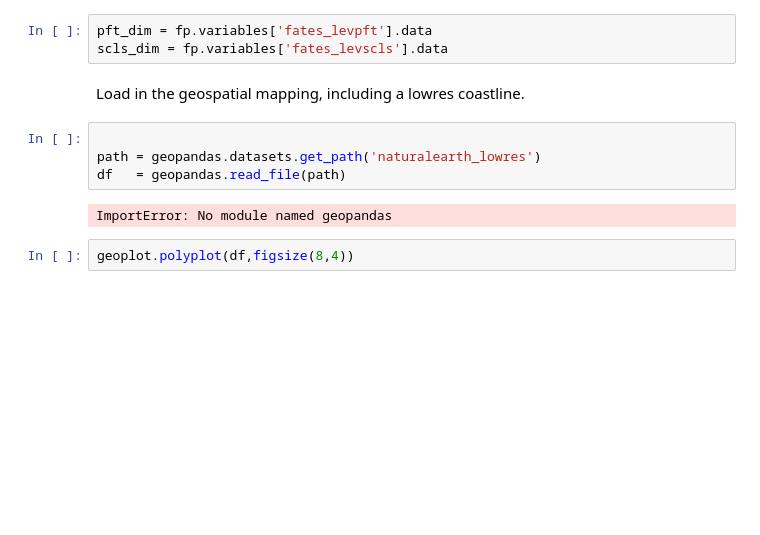
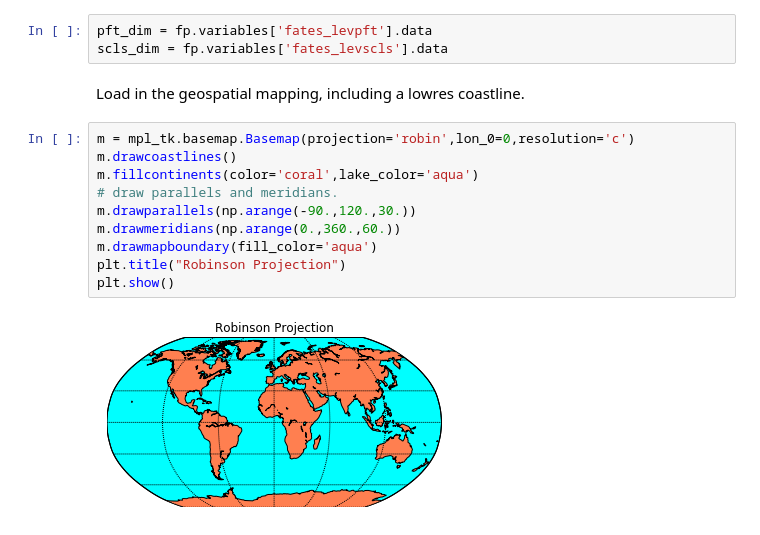
Before and after one commit to rgknox/FatesMapTools, a Jupyter notebook: FatesMapTools.ipynb, the cells around one changed output. Cells and saved outputs as stored; diff of their text form; blank space fills up the shorter version.

Commit message:
added a basemap

```diff
--- a/FatesMapTools.ipynb
+++ b/FatesMapTools.ipynb
@@ -32,11 +40,15 @@ pft_dim = fp.variables['fates_levpft'].data
 scls_dim = fp.variables['fates_levscls'].data
 # %% [markdown]
 Load in the geospatial mapping, including a lowres coastline.
-# %%
-
-path = geopandas.datasets.get_path('naturalearth_lowres')
-df   = geopandas.read_file(path)
-# %% [output]
-ImportError: No module named geopandas
-# %%
-geoplot.polyplot(df,figsize(8,4))
+# %%
+m = mpl_tk.basemap.Basemap(projection='robin',lon_0=0,resolution='c')
+m.drawcoastlines()
+m.fillcontinents(color='coral',lake_color='aqua')
+# draw parallels and meridians.
+m.drawparallels(np.arange(-90.,120.,30.))
+m.drawmeridians(np.arange(0.,360.,60.))
+m.drawmapboundary(fill_color='aqua')
+plt.title("Robinson Projection")
+plt.show()
+# %% [output]
+[figure, added]
```
Also changed, not shown: parts of 1 cell of this notebook.
